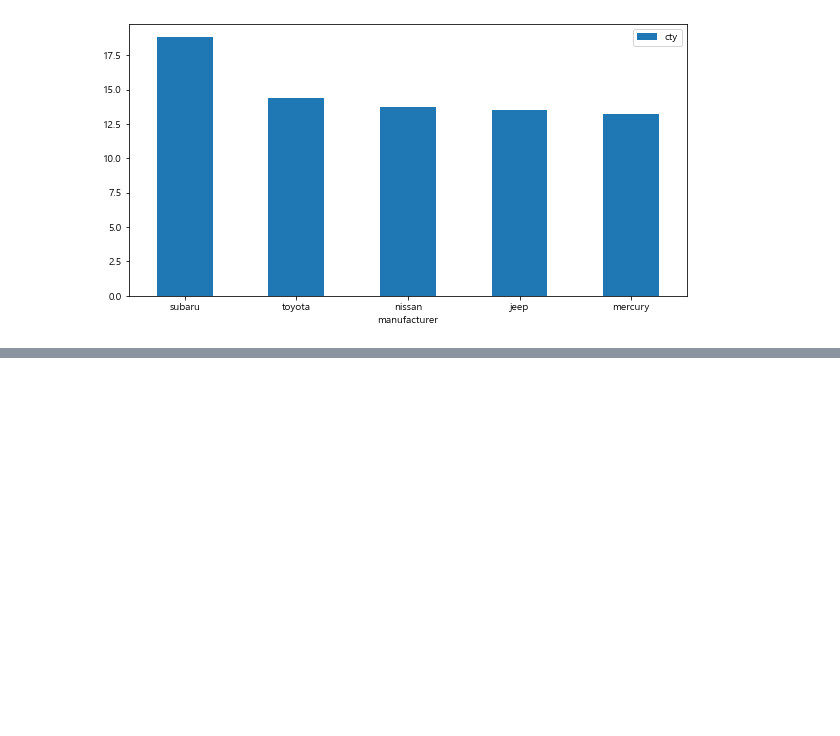
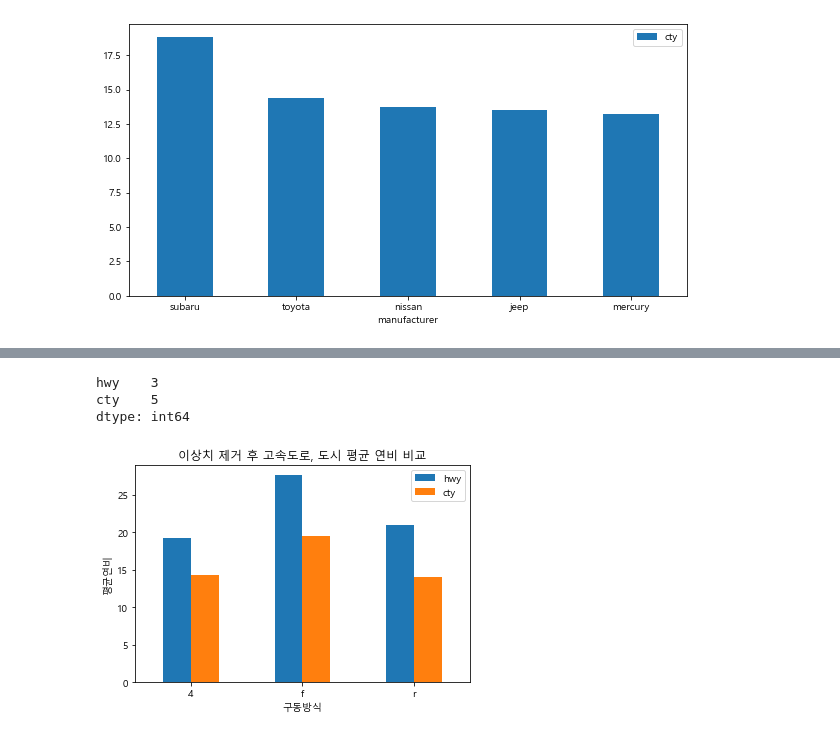
Before and after one commit to suyeondev/TIL, a Jupyter notebook: Python/pandas/ml_pandas[06-visualization1_실습1].ipynb, the cells around one changed output, grey strips where cells are left out. Cells and saved outputs as stored; diff of their text form; code cells hidden in the pictures; blank space fills up the shorter version.

```diff
--- a/Python/pandas/ml_pandas[06-visualization1_실습1].ipynb
+++ b/Python/pandas/ml_pandas[06-visualization1_실습1].ipynb
@@ -296,0 +400,7 @@ suv_cty_frm_grp_top5.plot(kind = 'bar',figsize=(10,5),
+# %%
+# 극단치 경계 값을 얻어 보자 (아래 수평선)
+lower_outlier = outlier_frm[outlier_frm>lower].min()
+print('극단치 경계 값을 얻어 보자 (아래 수평선):',lower_outlier)
+# 극단치 경계 값을 얻어 보자 (위 수평선)
+upper_outlier = outlier_frm[outlier_frm<upper].max()
+print('극단치 경계 값을 얻어 보자 (위 수평선)',upper_outlier )
@@ -296,0 +414,17 @@ suv_cty_frm_grp_top5.plot(kind = 'bar',figsize=(10,5),
+# %%
+# 이상치를 결측값으로 변경
+# 고속도로 연비의 이상치 데이터 추출
+hwy_outlier_frm=dataset[(dataset['hwy']<lower_outlier['hwy'])|(dataset['hwy']>upper_outlier['hwy'])]
+display(hwy_outlier_frm)
+
+# 도시 연비의 이상치 데이터 추출
+cty_outlier_frm=dataset[(dataset['cty']<lower_outlier['cty'])|(dataset['cty']>upper_outlier['cty'])]
+display(cty_outlier_frm)
+
+# hwy 연비에 대한 이상치를 결측값으로 변경
+clean_frm = dataset.copy()
+for idx in hwy_outlier_frm.index:
+    clean_frm.loc[idx,'hwy']=np.NaN
+# 도시 연비에 대한 이상치를 결측값으로 변경
+for idx in cty_outlier_frm.index:
+    clean_frm.loc[idx,'cty']=np.NaN
@@ -296,0 +442,19 @@ suv_cty_frm_grp_top5.plot(kind = 'bar',figsize=(10,5),
+# %%
+# 결측값 있는지 확인
+clean_frm.filter(['hwy','cty']).isna().sum()
+# %% [output]
+hwy    3
+cty    5
+dtype: int64
+# %%
+# 결측값 제거한 구동방식별 고속도로, 도시 연비 평균으로 시각화
+
+clean_frm.filter(['drv','hwy','cty']).dropna().groupby('drv').mean().plot(kind='bar',rot=0)
+plt.title('이상치 제거 후 고속도로, 도시 평균 연비 비교')
+plt.xlabel('구동방식')
+plt.ylabel('평균연비')
+
+plt.show()
+plt.close()
+# %% [output]
+[figure, added]
```
Also changed, not shown: parts of 8 cells of this notebook.
